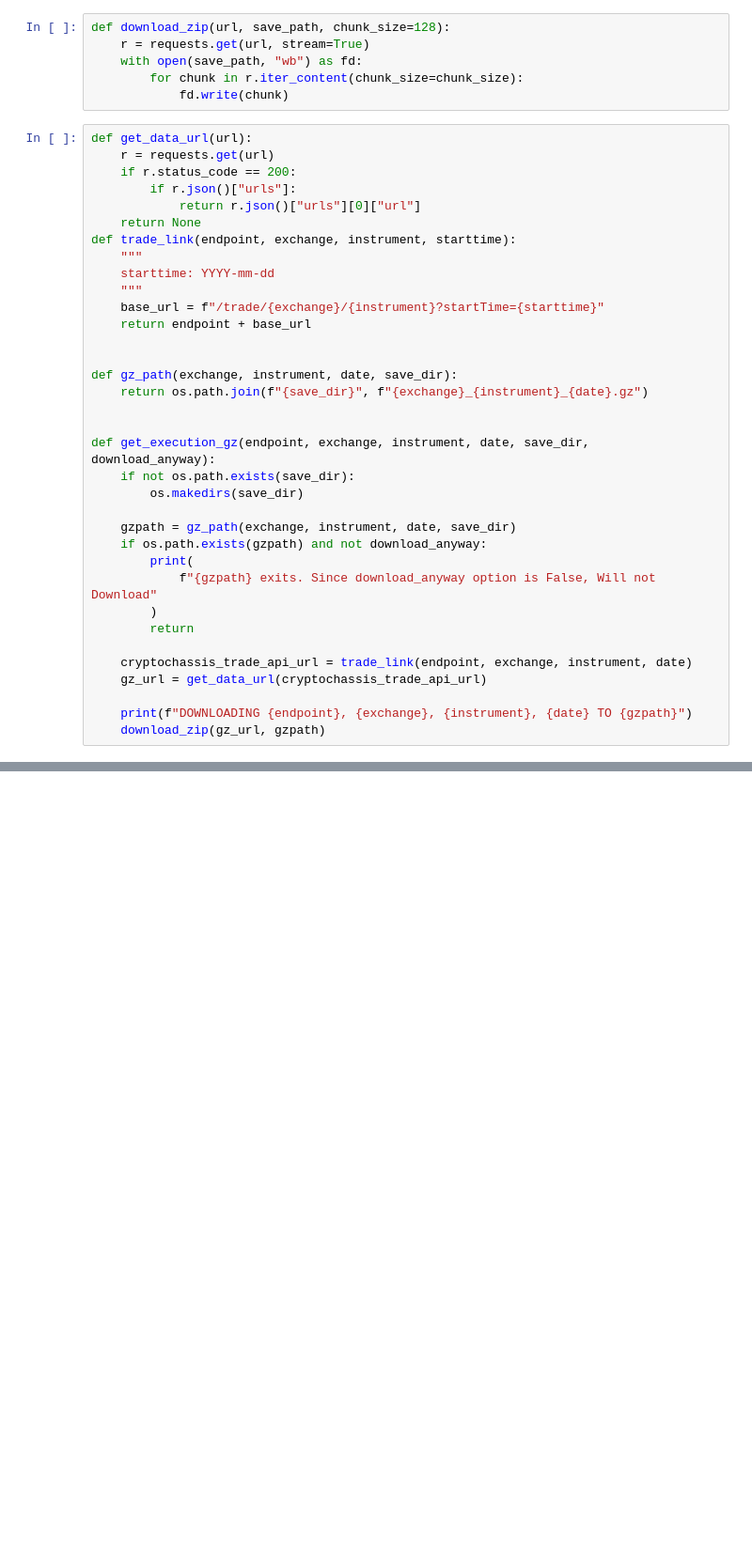
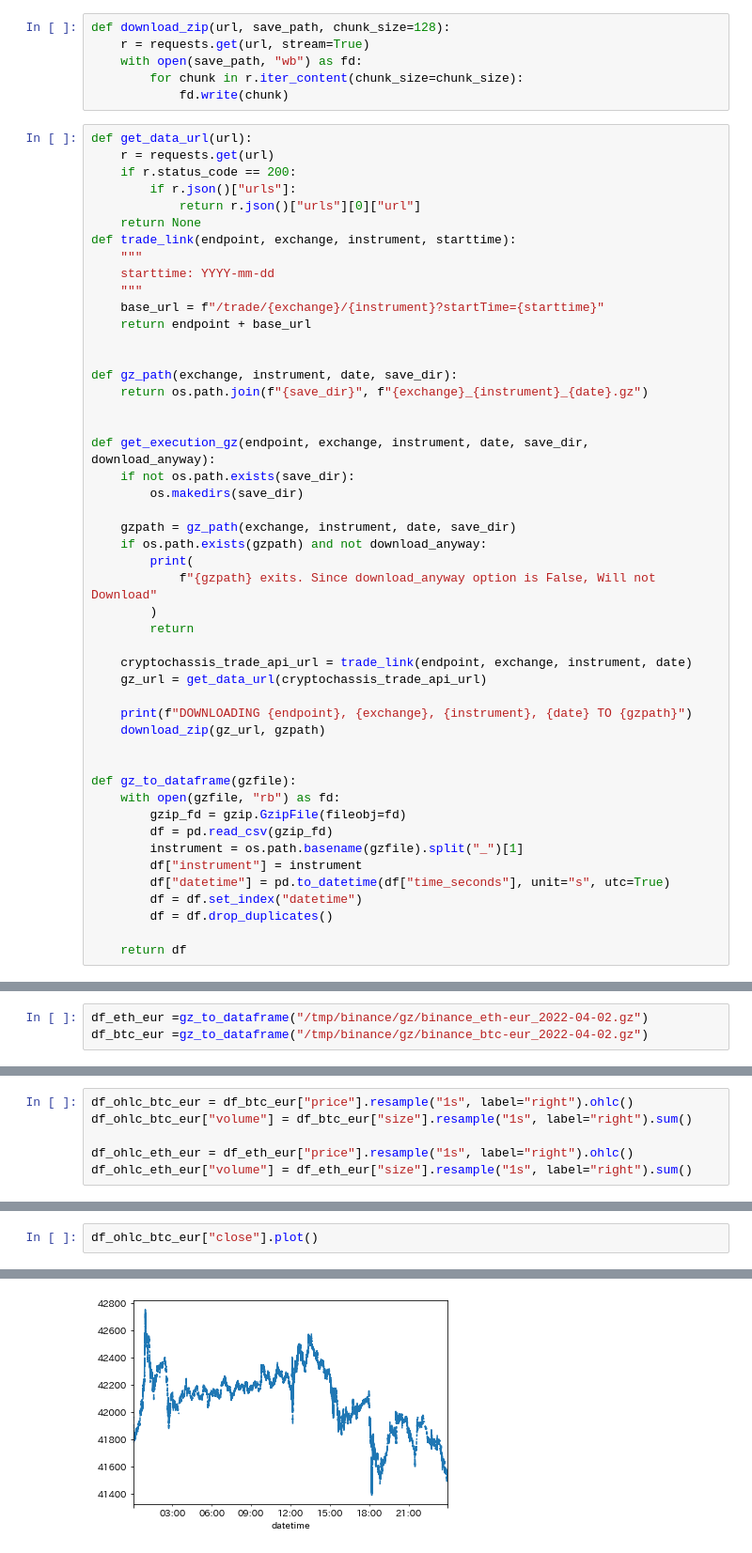
Before and after one commit to fin-py/botter4visualization, a Jupyter notebook: source/static_plots.ipynb, the cells around one changed output, grey strips where cells are left out. Shown at 94% size. Cells and saved outputs as stored; diff of their text form; blank space fills up the shorter version.

```diff
--- a/source/static_plots.ipynb
+++ b/source/static_plots.ipynb
@@ -58,6 +56,19 @@ def get_execution_gz(endpoint, exchange, instrument, date, save_dir, download_an
 
     print(f"DOWNLOADING {endpoint}, {exchange}, {instrument}, {date} TO {gzpath}")
     download_zip(gz_url, gzpath)
+
+
+def gz_to_dataframe(gzfile):
+    with open(gzfile, "rb") as fd:
+        gzip_fd = gzip.GzipFile(fileobj=fd)
+        df = pd.read_csv(gzip_fd)
+        instrument = os.path.basename(gzfile).split("_")[1]
+        df["instrument"] = instrument
+        df["datetime"] = pd.to_datetime(df["time_seconds"], unit="s", utc=True)
+        df = df.set_index("datetime")
+        df = df.drop_duplicates()
+
+    return df
 # %%
 endpoint = "https://api.cryptochassis.com/v1"
 exchange = "binance"
@@ -73,0 +85,3 @@ DOWNLOADING https://api.cryptochassis.com/v1, binance, btc-eur, 2022-04-02 TO /t
+# %%
+df_eth_eur =gz_to_dataframe("/tmp/binance/gz/binance_eth-eur_2022-04-02.gz")
+df_btc_eur =gz_to_dataframe("/tmp/binance/gz/binance_btc-eur_2022-04-02.gz")
@@ -73,0 +123,6 @@ DOWNLOADING https://api.cryptochassis.com/v1, binance, btc-eur, 2022-04-02 TO /t
+# %%
+df_ohlc_btc_eur = df_btc_eur["price"].resample("1s", label="right").ohlc()
+df_ohlc_btc_eur["volume"] = df_btc_eur["size"].resample("1s", label="right").sum()
+
+df_ohlc_eth_eur = df_eth_eur["price"].resample("1s", label="right").ohlc()
+df_ohlc_eth_eur["volume"] = df_eth_eur["size"].resample("1s", label="right").sum()
@@ -73,0 +141,3 @@ DOWNLOADING https://api.cryptochassis.com/v1, binance, btc-eur, 2022-04-02 TO /t
+# %%
+df_ohlc_btc_eur["close"].plot()
+# %% [output]
@@ -73,0 +145 @@ DOWNLOADING https://api.cryptochassis.com/v1, binance, btc-eur, 2022-04-02 TO /t
+[figure, added]
```
Also changed, not shown: parts of 29 cells of this notebook.
